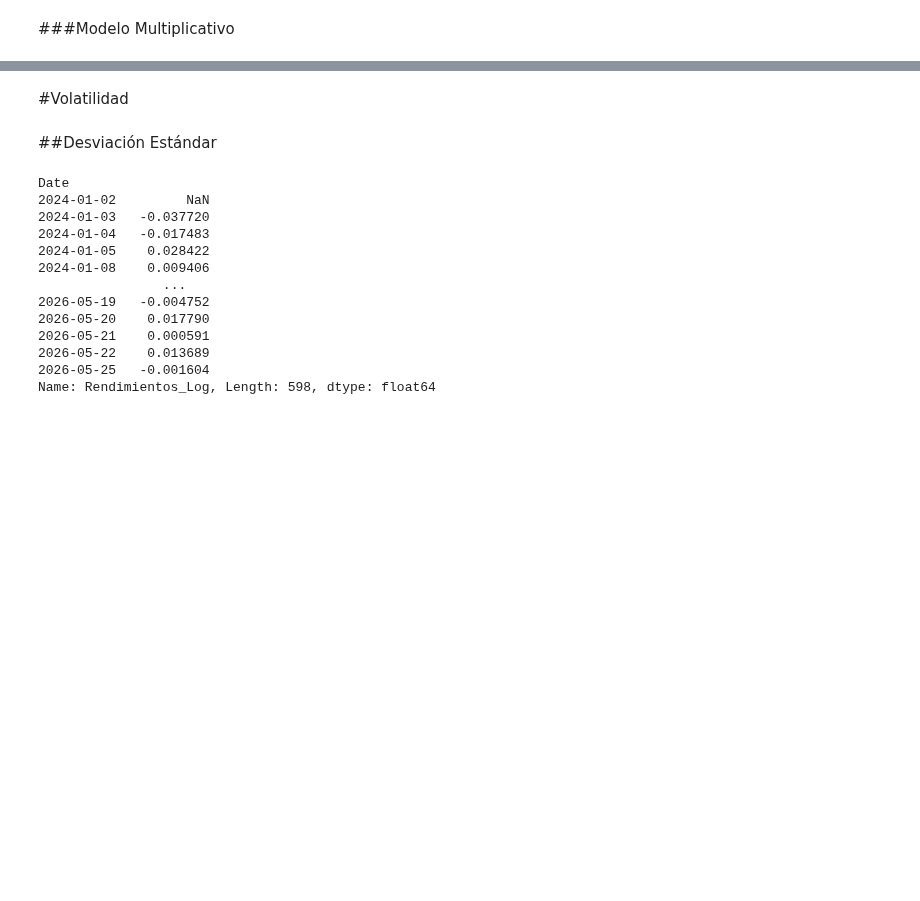
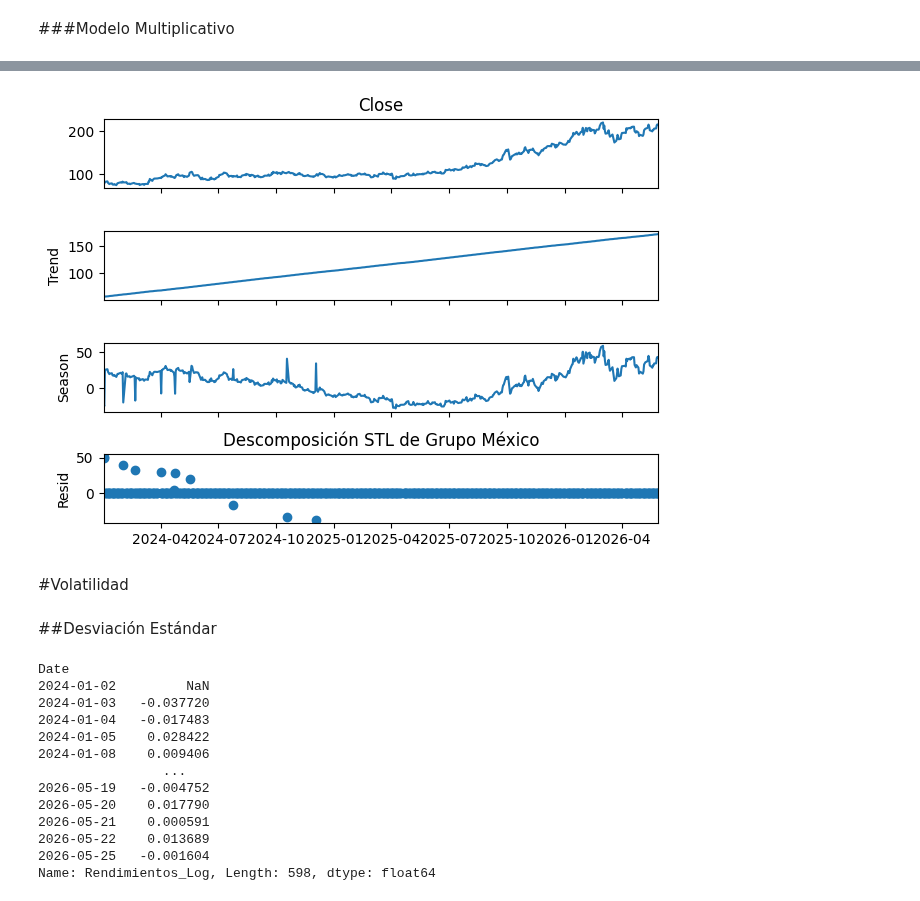
Before and after one commit to MartaPCastillo/Tesis, a Jupyter notebook: Grupo_Mexico.ipynb, the cells around one changed output, grey strips where cells are left out. Drawn from its saved outputs; the diff is of its cells as text; code cells hidden in the pictures; blank space fills up the shorter version.

```diff
--- a/Grupo_Mexico.ipynb
+++ b/Grupo_Mexico.ipynb
@@ -75,3 +76,20 @@ plt.show()
+# %%
+# Seleccionar la columna de cierre y eliminar valores nulos
+series = df['Close'].dropna()
+# %%
+# 2. Configurar y ejecutar la descomposición STL
+# period: longitud de la estacionalidad. Para datos diarios, usualmente 365.
+# robust=True ayuda a reducir la influencia de valores atípicos.
+stl = STL(series, period=365, robust=True)
+result = stl.fit()
+# %%
+# 3. Visualizar los componentes
+result.plot()
+plt.title(f"Descomposición STL de Grupo México")
+plt.tight_layout()
+plt.show()
+# %% [output]
+[figure, added]
 # %% [markdown]
 #Volatilidad
 # %% [markdown]
```
Also changed, not shown: parts of 3 cells of this notebook.
